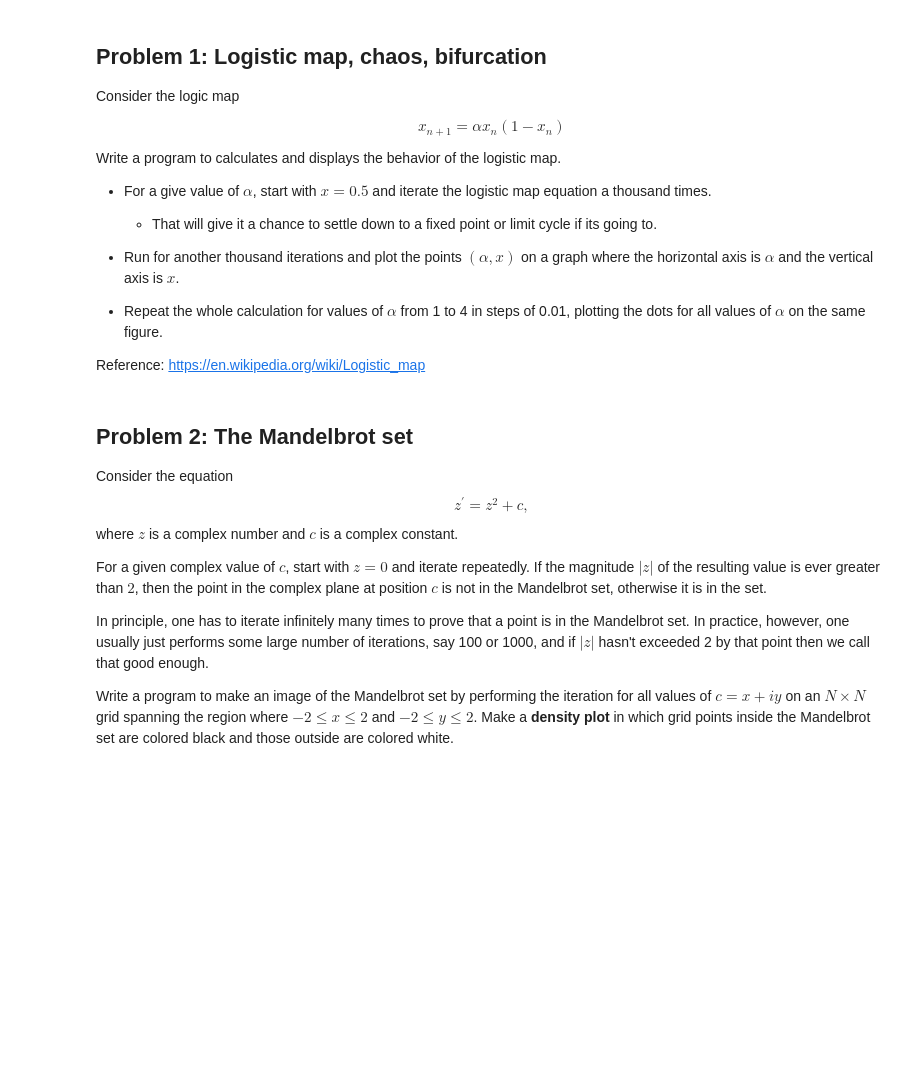
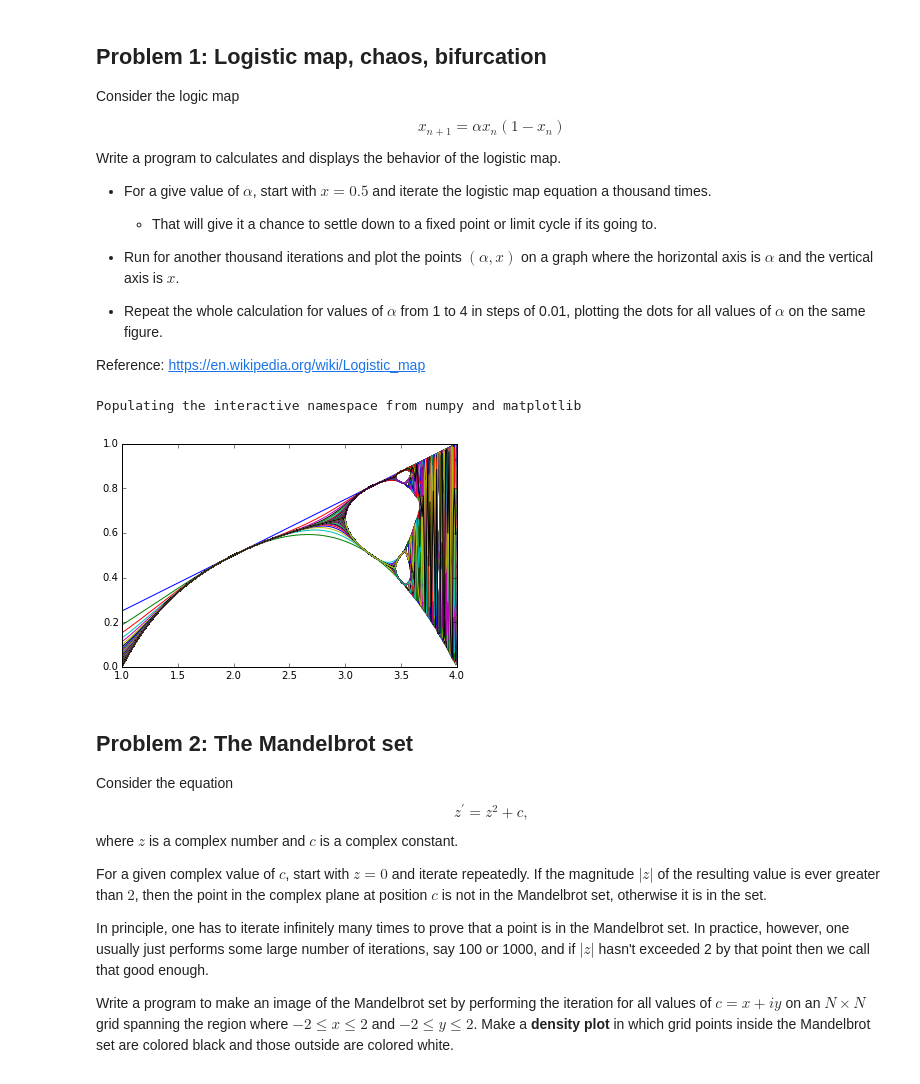
Before and after one commit to pcchen/NTHU10320PHYS290000, a Jupyter notebook: student/100022210/Homework3.ipynb, the cells around one changed output. Drawn from its saved outputs; the diff is of its cells as text; code cells hidden in the pictures; blank space fills up the shorter version.

```diff
--- a/student/100022210/Homework3.ipynb
+++ b/student/100022210/Homework3.ipynb
@@ -24,3 +22,17 @@ Reference: https://en.wikipedia.org/wiki/Logistic_map
+# %%
+# Problem 1
+%pylab inline
+x=0.5
+n=0
+new=[]
+while n <=1000:
+    a=arange(1,4,0.01)
+    x=a*x*(1-x)
+    n=n+1
+    plot(a,x)
+# %% [output]
+Populating the interactive namespace from numpy and matplotlib
+[figure, added]
 # %% [markdown]
 ## Problem 2: The Mandelbrot set
 
```
Also changed, not shown: parts of 4 cells of this notebook.
